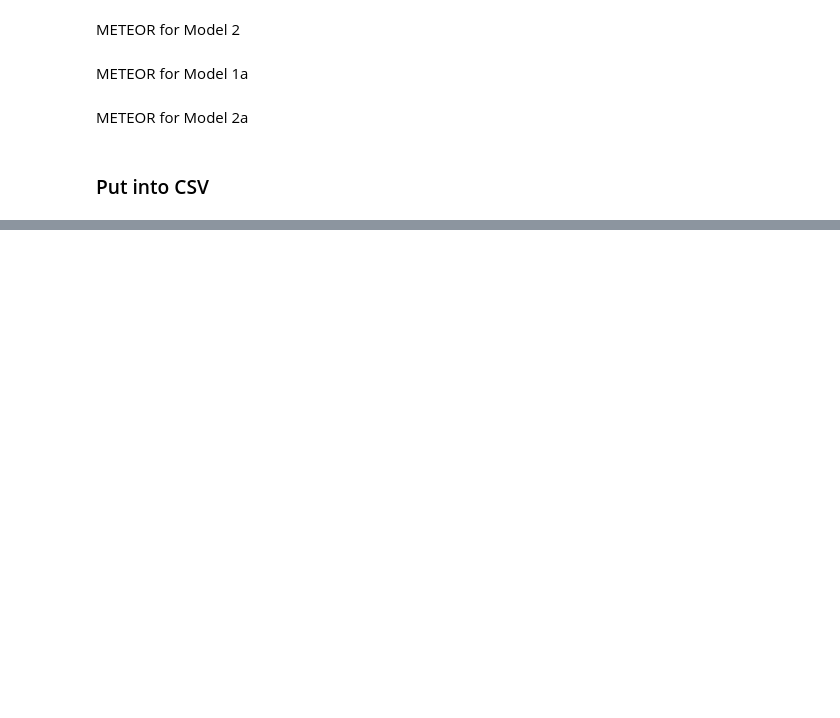
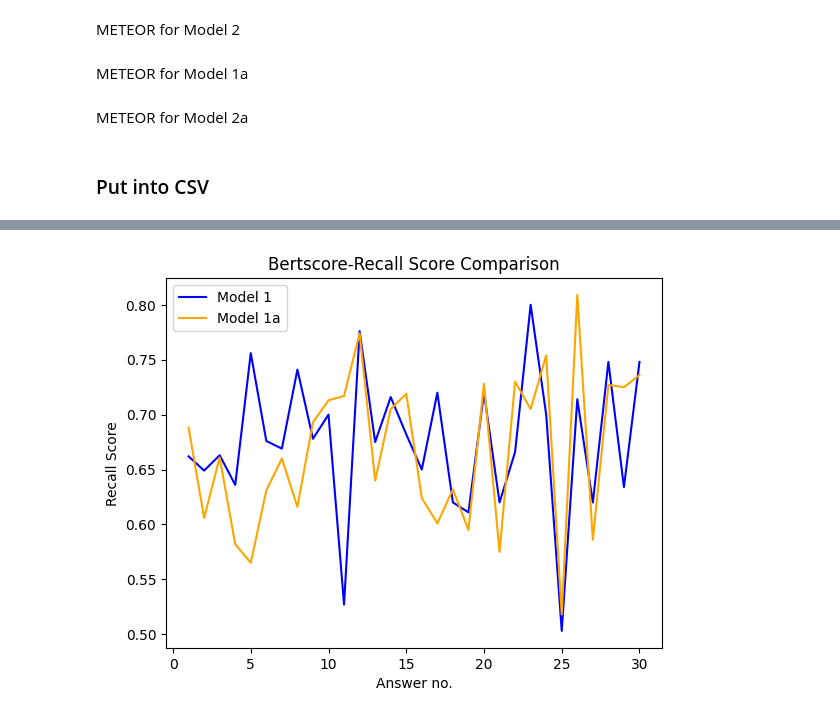
Before and after one commit to kyddev/hsc-llm, a Jupyter notebook: metrics_calculation.ipynb, the cells around one changed output, grey strips where cells are left out. Saved outputs shown, nothing was run; the diff lists cells and outputs as text; code cells hidden in the pictures; blank space fills up the shorter version.

```diff
--- a/metrics_calculation.ipynb
+++ b/metrics_calculation.ipynb
@@ -196,13 +211,0 @@ SyntaxError: unexpected EOF while parsing (1587151649.py, line 5)
-# %%
-m1_precision = []
-m1_recall = []
-m1_f1 = []
-for x in range(len(model1_answers)):
-    P, R, F1 = meteor_score(reference_answers[x], [model1_answers[x]])
-    m1_precision.append(P.item())
-    m1_recall.append(R.item())
-    m1_f1.append(F1.item())
-
-m1_precision = [round(p, 3) for p in m1_precision]
-m1_recall = [round(r, 3) for r in m1_recall]
-m1_f1 = [round(f, 3) for f in m1_f1]
@@ -226,15 +220,2 @@ m2_f1 = [round(f, 3) for f in m2_f1]
 # %% [markdown]
 METEOR for Model 1a
-# %%
-m1a_precision = []
-m1a_recall = []
-m1a_f1 = []
-for x in range(len(model1a_answers)):
-    P, R, F1 = meteor_score([reference_answers[x]], [model1a_answers[x]])
-    m1a_precision.append(P.item())
-    m1a_recall.append(R.item())
-    m1a_f1.append(F1.item())
-
-m1a_precision = [round(p, 3) for p in m1a_precision]
-m1a_recall = [round(r, 3) for r in m1a_recall]
-m1a_f1 = [round(f, 3) for f in m1a_f1]
@@ -284,0 +353,16 @@ meteor_results_df.to_csv('meteor_results_df.csv')
+# %%
+plt.plot(index_list, m1_recall, label='Model 1', color='blue')
+plt.plot(index_list, m1a_recall, label='Model 1a', color='orange')
+# plt.plot(index_list, m2_recall, label='Model 2', color='red')
+# plt.plot(index_list, m2a_recall, label='Model 2a', color='green')
+
+plt.title('Bertscore-Recall Score Comparison')
+
+plt.legend()
+
+plt.xlabel("Answer no.")
+plt.ylabel("Recall Score")
+
+plt.show()
+# %% [output]
+[figure, added]
```
Also changed, not shown: parts of 35 cells of this notebook, 7 other files.
